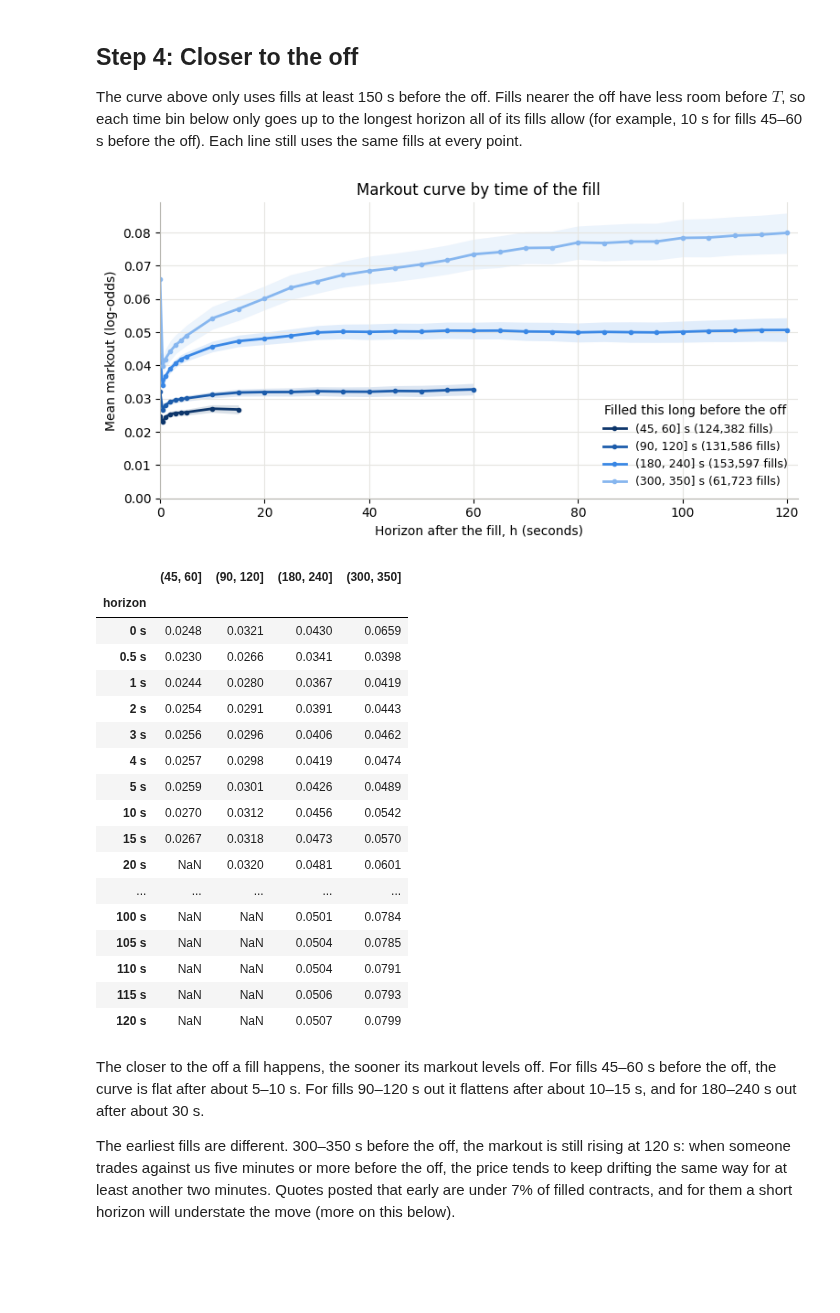
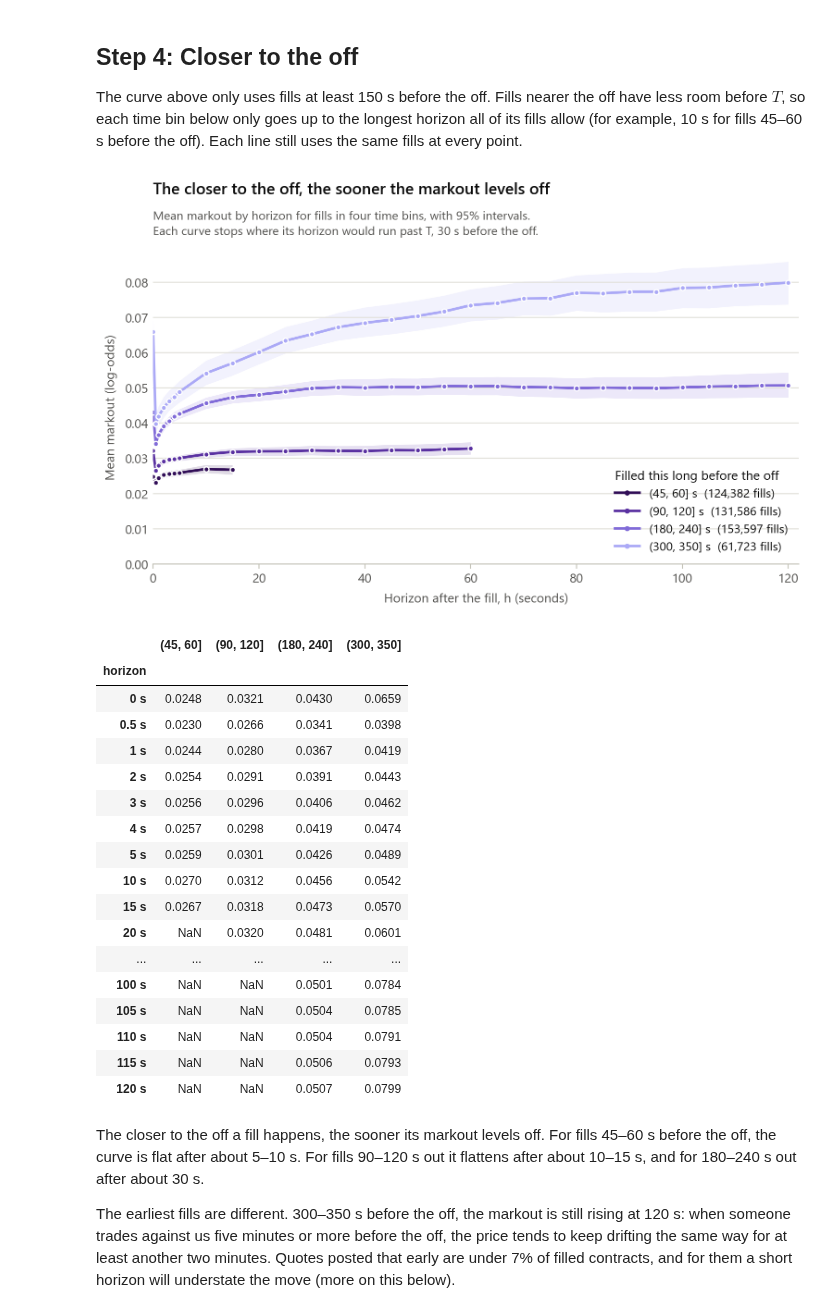
Before and after one commit to wazzak-99/Greyhound-Racing-Backtesting, a Jupyter notebook: adverse-selection/choosing-markout-horizon.ipynb, the cells around one changed output. Cells and saved outputs as stored; diff of their text form; code cells hidden in the pictures; blank space fills up the shorter version.

```diff
--- a/adverse-selection/choosing-markout-horizon.ipynb
+++ b/adverse-selection/choosing-markout-horizon.ipynb
@@ -513,27 +554,29 @@ The curve above only uses fills at least 150 s before the off. Fills nearer the
 # %%
 BIN_EDGES = [30, 45, 60, 90, 120, 180, 240, 300, 350]   # same time bins as the σ² and k notebooks
 SHOWN = [(45, 60), (90, 120), (180, 240), (300, 350)]
-RAMP = ["#0d366b", "#1c5cab", "#3987e5", "#86b6ef"]     # dark = close to the off, light = far from it
+RAMP = ["#310e57", "#5a31a1", "#816bd8", "#aba9f6"]     # dark = close to the off, light = far from it
 
-fig, ax = plt.subplots(figsize=(9, 4.2))
+fig, ax = plt.subplots(figsize=(9, 4.4))
 by_bin = {}
 for (lo, hi), colour in zip(SHOWN, RAMP):
     columns = [f"a_{h}" for h in HORIZONS if h <= lo - STOP]      # horizons every fill in the bin has room for
     chosen = fills["fill_ttj"].between(lo, hi, inclusive="right") & markouts[columns].notna().all(axis=1)
     mean, boot = markout_curve(chosen, columns)
     low, high = ci(boot)
     by_bin[f"({lo}, {hi}]"] = mean
     horizons = HORIZONS[:len(columns)]
     ax.fill_between(horizons, low, high, color=colour, alpha=0.15, lw=0)
-    ax.plot(horizons, mean, "-o", color=colour, lw=2, ms=3, label=f"({lo}, {hi}] s ({chosen.sum():,} fills)")
-ax.set(xlabel="Horizon after the fill, h (seconds)", ylabel="Mean markout (log-odds)", ylim=(0, None),
-       xlim=(0, 122), title="Markout curve by time of the fill")
-ax.legend(title="Filled this long before the off", frameon=False, fontsize=9)
+    ax.plot(horizons, mean, "-o", color=colour, ms=4, mew=1, label=f"({lo}, {hi}] s  ({chosen.sum():,} fills)")
+ax.set(xlabel="Horizon after the fill, h (seconds)", ylabel="Mean markout (log-odds)", ylim=(0, None), xlim=(0, 122))
+legend(ax, title="Filled this long before the off", loc="lower right", alignment="left")
+titles(ax, "The closer to the off, the sooner the markout levels off",
+       "Mean markout by horizon for fills in four time bins, with 95% intervals.\n"
+       "Each curve stops where its horizon would run past T, 30 s before the off.")
 plt.show()
 
 pd.DataFrame(by_bin).reindex(MARKOUTS).rename(index=lambda c: c.replace("a_", "") + " s").rename_axis("horizon").round(4)
 # %% [output]
-[figure, old version]
+[figure, new version]
 |  | (45, 60] | (90, 120] | (180, 240] | (300, 350] |
 | horizon |  |  |  |  |
 | 0 s | 0.0248 | 0.0321 | 0.0430 | 0.0659 |
```
Also changed, not shown: parts of 4 cells of this notebook, 12 other files.
